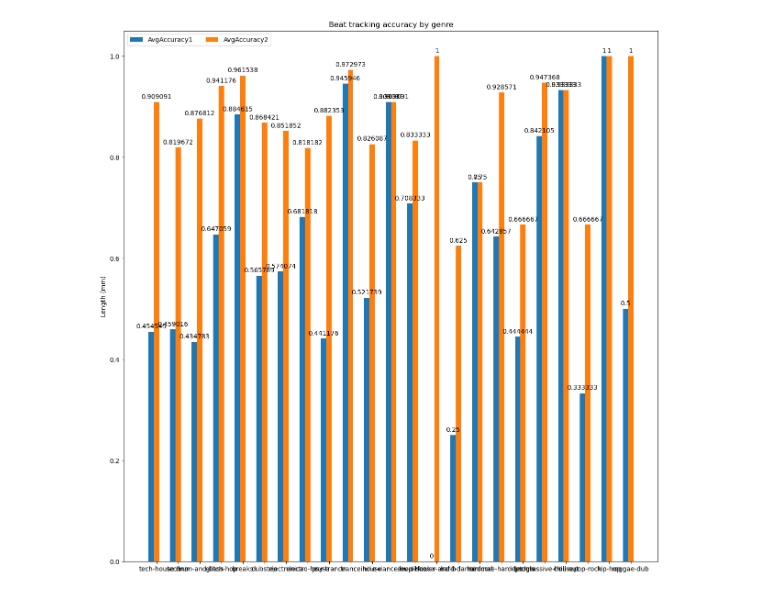
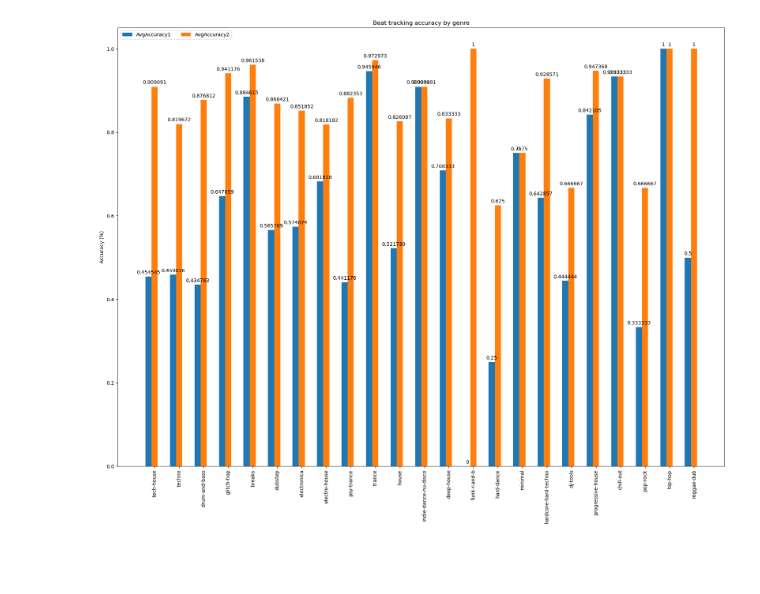
Before and after one commit to Keeelan/csc475_beat_tracking, a Jupyter notebook: Jeet/Jeetbook.ipynb, the cells around one changed output. Saved outputs shown, nothing was run; the diff lists cells and outputs as text; code cells hidden in the pictures; blank space fills up the shorter version.

```diff
--- a/Jeet/Jeetbook.ipynb
+++ b/Jeet/Jeetbook.ipynb
@@ -22,26 +22,27 @@ for i,j in df.items():
 # %%
 ## BAR CHART
 # From matplotlib docs
 # https://matplotlib.org/stable/gallery/lines_bars_and_markers/barchart.html#sphx-glr-gallery-lines-bars-and-markers-barchart-py
 
 x = np.arange(len(df))  # the label locations
 width = 0.25  # the width of the bars
 multiplier = 0
 
-fig, ax = plt.subplots(figsize=(20, 15))
+fig, ax = plt.subplots(figsize=(22, 16))
 
 for attribute, stats in dict.items():
     offset = width * multiplier
     rects = ax.bar(x + offset, stats, width, label=attribute)
     ax.bar_label(rects, padding=3)
     multiplier += 1
 
 # Add some text for labels, title and custom x-axis tick labels, etc.
-ax.set_ylabel('Length (mm)')
+ax.set_ylabel('Accuracy (%)')
 ax.set_title('Beat tracking accuracy by genre')
 ax.set_xticks(x + width, genres)
 ax.legend(loc='upper left', ncols=3)
+ax.tick_params(axis='x', labelrotation=90)
 
 plt.show()
 # %% [output]
-[figure, old version]
+[figure, new version]
```
Also changed, not shown: parts of 2 cells of this notebook, 4 other files.
